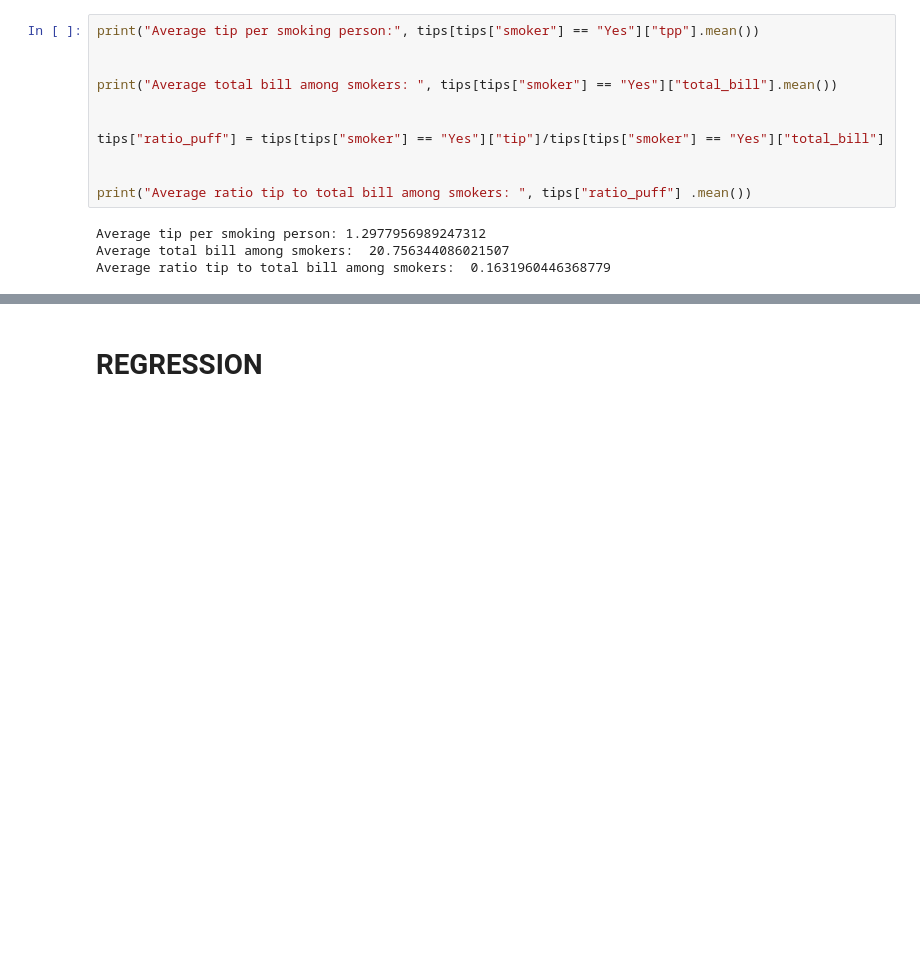
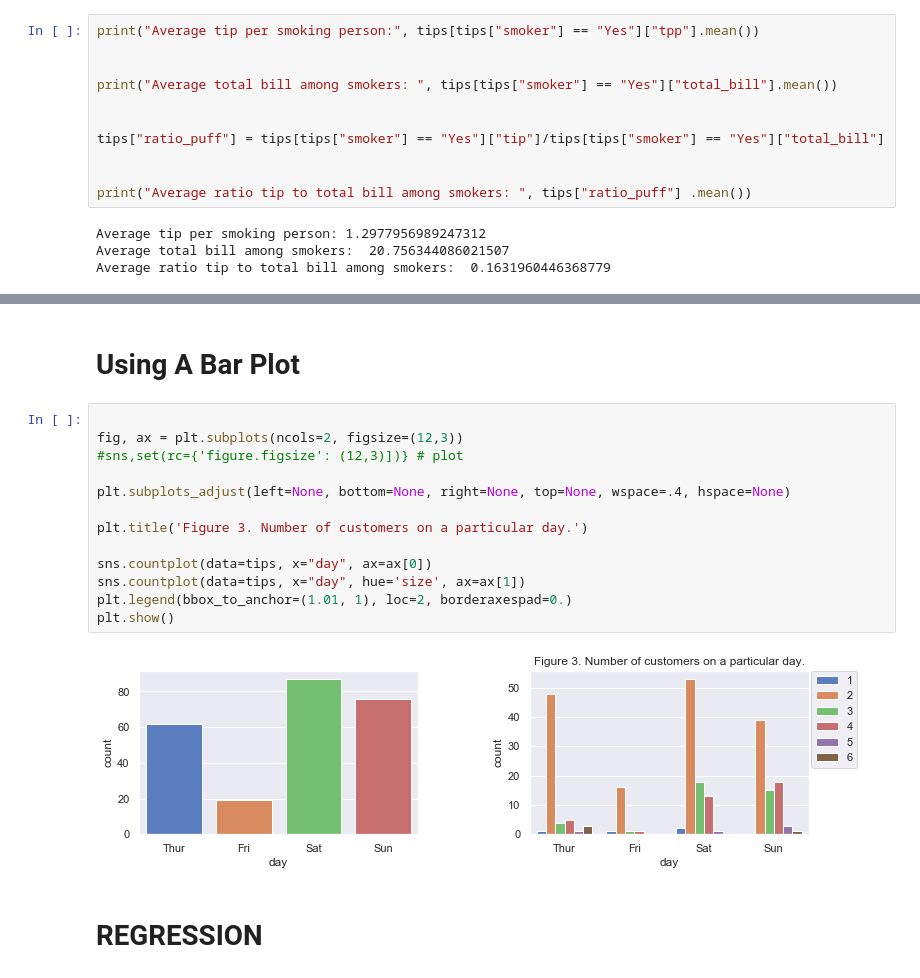
Before and after one commit to oprinceisaac/Fundamentals-DA-Assignment, a Jupyter notebook: Fundamentals-DA-Assignment.ipynb, the cells around one changed output, grey strips where cells are left out. Cells and saved outputs as stored; diff of their text form; blank space fills up the shorter version.

```diff
--- a/Fundamentals-DA-Assignment.ipynb
+++ b/Fundamentals-DA-Assignment.ipynb
@@ -171,3 +194,20 @@ https://www.geeksforgeeks.org/python-pandas-dataframe-describe-method/
+# %% [markdown]
+# Using A Bar Plot
+# %%
+
+fig, ax = plt.subplots(ncols=2, figsize=(12,3))
+#sns,set(rc={'figure.figsize': (12,3)])} # plot
+
+plt.subplots_adjust(left=None, bottom=None, right=None, top=None, wspace=.4, hspace=None)
+
+plt.title('Figure 3. Number of customers on a particular day.')
+
+sns.countplot(data=tips, x="day", ax=ax[0])
+sns.countplot(data=tips, x="day", hue='size', ax=ax[1])
+plt.legend(bbox_to_anchor=(1.01, 1), loc=2, borderaxespad=0.)
+plt.show()
+# %% [output]
+[figure, added]
 # %% [markdown]
 # REGRESSION
 # %% [markdown]
```
Also changed, not shown: parts of 5 cells of this notebook.
